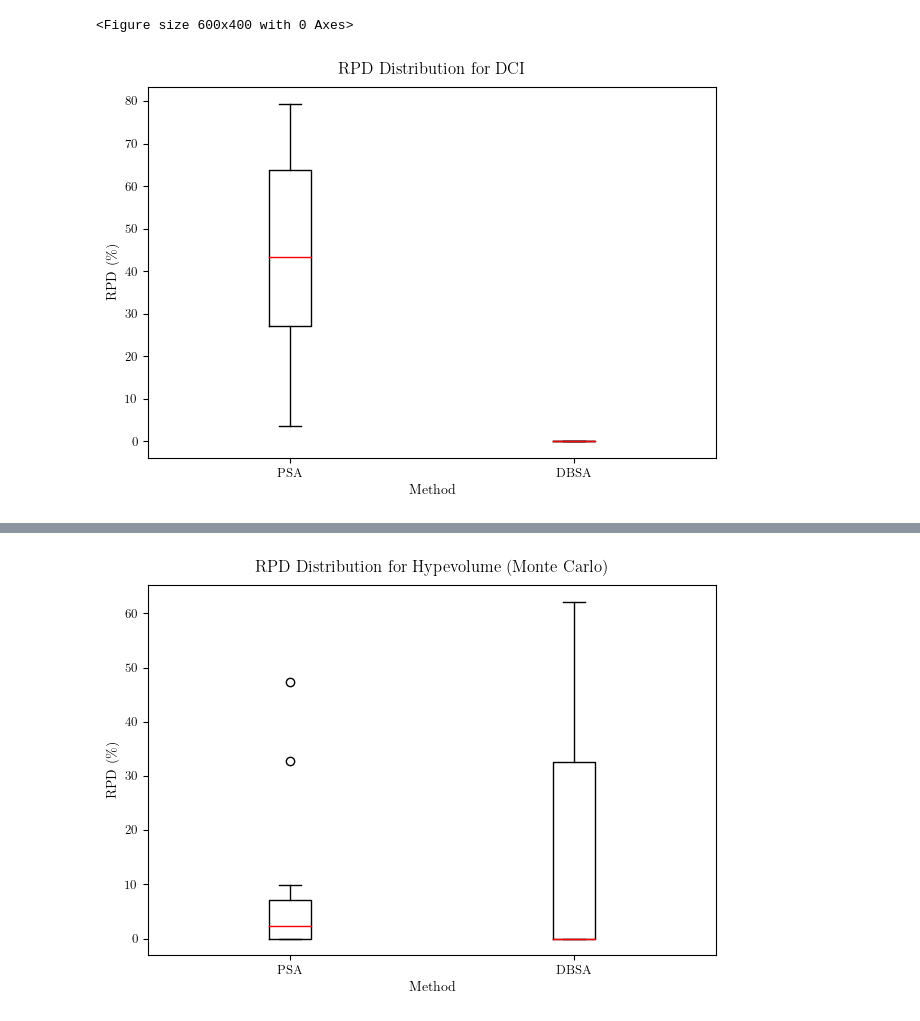
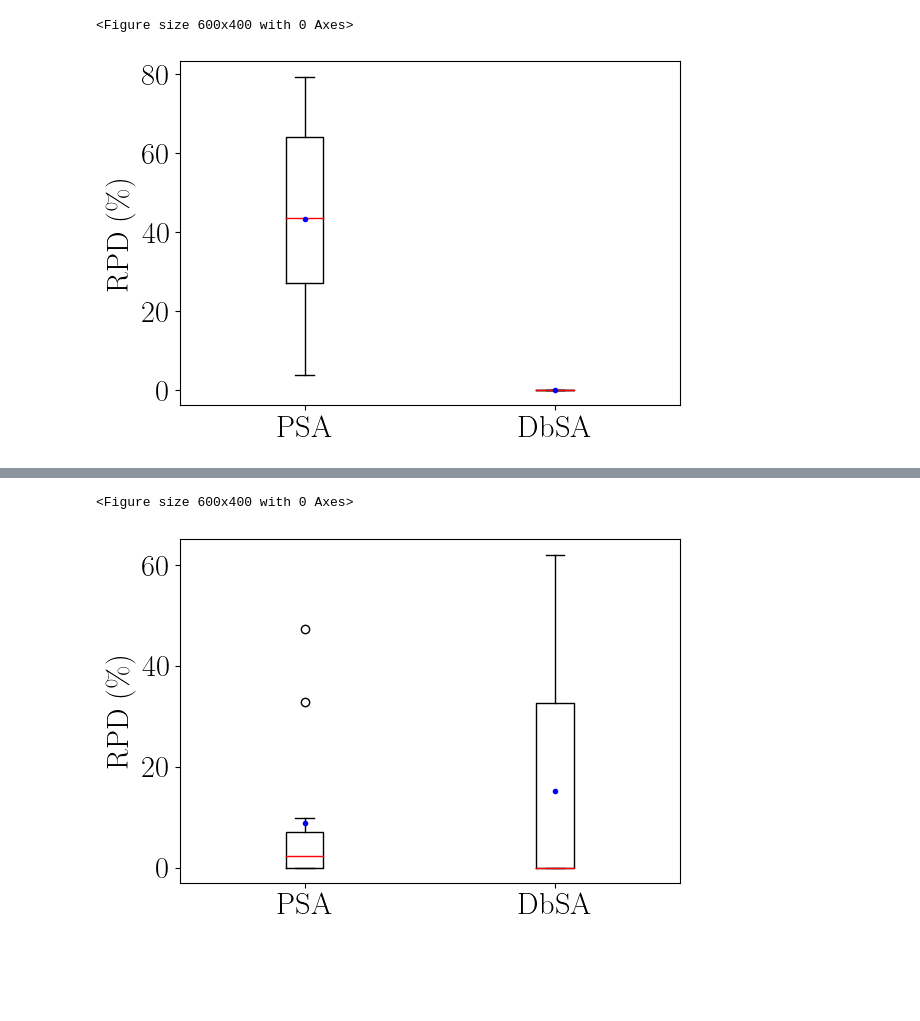
Before and after one commit to nklswlf/OptRail_Railroad_Construction, a Jupyter notebook: Data/Solution_PSA_DbSA_400/MOSA_multiple_seeds_evaluation.ipynb, the cells around one changed output, grey strips where cells are left out. Drawn from its saved outputs; the diff is of its cells as text; code cells hidden in the pictures; blank space fills up the shorter version.

```diff
--- a/Data/Solution_PSA_DbSA_400/MOSA_multiple_seeds_evaluation.ipynb
+++ b/Data/Solution_PSA_DbSA_400/MOSA_multiple_seeds_evaluation.ipynb
@@ -107,13 +88,13 @@ from matplotlib import rcParams
 rcParams.update({
     "text.usetex": True,
     "font.family": "serif",
-    "font.size": 10,
-    "axes.titlesize": 12,
-    "axes.labelsize": 10,
-    "xtick.labelsize": 9,
-    "ytick.labelsize": 9,
-    "legend.fontsize": 9,
-    "figure.titlesize": 12
+    "font.size": 16,
+    "axes.titlesize": 16,
+    "axes.labelsize": 16,
+    "xtick.labelsize": 16,
+    "ytick.labelsize": 16,
+    "legend.fontsize": 16,
+    "figure.titlesize": 16
 })
 
 # 📂 CSV einlesen
@@ -137,12 +118,12 @@ agg_df = agg_df.sort_values("Instance_Size")
 # 🎨 Farb-/Stilzuordnung
 style_map = {
     "PSA": {"label": "PSA", "linestyle": "-", "color": "black", "marker": "o", "zorder": 3},
-    "DBSA": {"label": "DBSA", "linestyle": "--", "color": "gray", "marker": "s", "zorder": 2},
+    "DbSA": {"label": "DbSA", "linestyle": "--", "color": "gray", "marker": "s", "zorder": 2},
 }
 
 # 📊 Plot für jede Metrik
 for metric in metrics:
-    plt.figure(figsize=(6, 4))
+    plt.figure(figsize=(10, 4))
 
     for algo, style in style_map.items():
         subset = agg_df[agg_df["Algorithm"] == algo]
@@ -248,13 +294,13 @@ from matplotlib import rcParams
 rcParams.update({
     "text.usetex": True,
     "font.family": "serif",
-    "font.size": 10,
-    "axes.titlesize": 12,
-    "axes.labelsize": 10,
-    "xtick.labelsize": 9,
-    "ytick.labelsize": 9,
-    "legend.fontsize": 9,
-    "figure.titlesize": 12
+    "font.size": 22,
+    "axes.titlesize": 22,
+    "axes.labelsize": 22,
+    "xtick.labelsize": 22,
+    "ytick.labelsize": 22,
+    "legend.fontsize": 22,
+    "figure.titlesize": 22
 })
 
 # 📂 CSV einlesen
@@ -268,33 +314,64 @@ for objective in ["DCI", "Hypevolume (Monte Carlo)"]:
     # 🧮 RPD berechnen (Maximierungsproblem!)
     df["Best Value"] = df.groupby("Instance")[objective].transform("max")
     df[f"{objective} RPD"] = ((df["Best Value"] - df[objective]) / df["Best Value"]) * 100
 
     # 🧼 Methoden sortieren
-    df["Algorithm"] = pd.Categorical(df["Algorithm"], categories=["PSA", "DBSA"], ordered=True)
+    df["Algorithm"] = pd.Categorical(df["Algorithm"], categories=["PSA", "DbSA"], ordered=True)
 
     # 📦 Boxplot zeichnen
     plt.figure(figsize=(6, 4))
     df.boxplot(
         column=f"{objective} RPD",
         by="Algorithm",
         grid=False,
         showfliers=True,
         boxprops=dict(color="black"),
         whiskerprops=dict(color="black"),
         capprops=dict(color="black"),
         medianprops=dict(color="red"),
+        meanprops=dict(marker='o', markerfacecolor='blue', markeredgecolor='blue', markersize=3),
+        showmeans=True
     )
 
     # 🖼️ Achsen und Layout
     plt.title(f"RPD Distribution for {objective}", fontsize=12, pad=10)
+    plt.title("")
     plt.suptitle("")
-    plt.xlabel("Method")
+    #plt.xlabel("Method")
+    plt.xlabel("")
     plt.ylabel("RPD (\%)")
     plt.tight_layout()
 
     # 💾 Optional: als PDF speichern
     #plt.savefig(f"rpd_boxplot_{objective.lower().replace(' ', '_')}.pdf", format="pdf", bbox_inches="tight", dpi=300)
     plt.show()
+    ## RPD-Werte je Algorithmus sortiert nach Größe ausgeben
+    for alg in df["Algorithm"].cat.categories:
+        rpd_col = f"{objective} RPD"
+        rpd_sorted = df[df["Algorithm"] == alg][["Instance", rpd_col]].sort_values(by=rpd_col, ascending=False)
+        print(f"\nRPD-Werte für {objective} – Algorithmus: {alg} (absteigend sortiert):")
+        print(rpd_sorted.to_string(index=False))
+        values = df[df["Algorithm"] == alg][rpd_col]
+        q1 = values.quantile(0.25)
+        q2 = values.quantile(0.5)
+        q3 = values.quantile(0.75)
+        iqr = q3 - q1
+        mean = values.mean()
+        whisker_min = values[values >= (q1 - 1.5 * iqr)].min()
+        whisker_max = values[values <= (q3 + 1.5 * iqr)].max()
+        minimum = values.min()
+        maximum = values.max()
+        print(f"  Algorithmus: {alg}")
+        print(f"    Q1: {q1:.4f}")
+        print(f"    Q2 (Median): {q2:.4f}")
+        print(f"    Mean: {mean:.4f}")
+        print(f"    Q3: {q3:.4f}")
+        print(f"    IQR: {iqr:.4f}")
+        print(f"    Minimum: {minimum:.4f}")
+        print(f"    Maximum: {maximum:.4f}")
+        print(f"    Whisker min: {whisker_min:.4f}")
+        print(f"    Whisker max: {whisker_max:.4f}")
+        print(f"    Theoretical max whisker length (1.5 * IQR): {(1.5 * iqr):.4f}")
 # %% [output]
 <Figure size 600x400 with 0 Axes>
-[figure, old version]
+[figure, new version]
@@ -302 +395,2 @@ for objective in ["DCI", "Hypevolume (Monte Carlo)"]:
+<Figure size 600x400 with 0 Axes>
-[figure, old version]
+[figure, new version]
```
Also changed, not shown: parts of 8 cells of this notebook, 2 other files.
